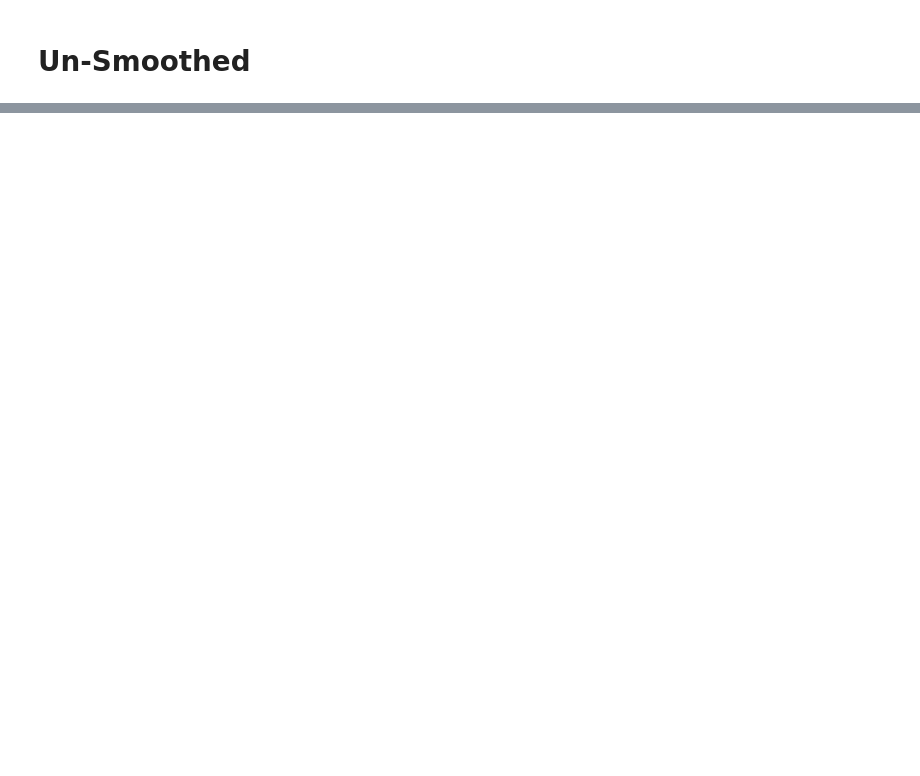
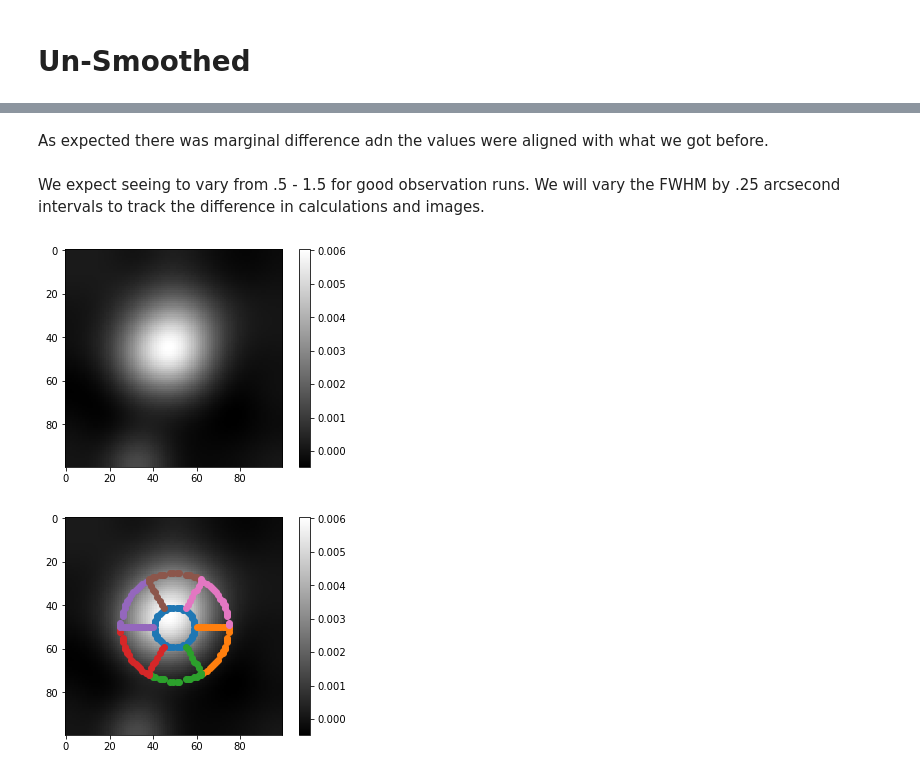
Before and after one commit to richardpan38/FOBOS, a Jupyter notebook: doc/Smoothing-Check.ipynb, the cells around one changed output, grey strips where cells are left out. Drawn from its saved outputs; the diff is of its cells as text; code cells hidden in the pictures; blank space fills up the shorter version.

```diff
--- a/doc/Smoothing-Check.ipynb
+++ b/doc/Smoothing-Check.ipynb
@@ -111,0 +77,6 @@ Since COSMOS ACS Field was taken in the I-Band here is the code to convert the f
+# %%
+gen.target_index = 8
+gen.target_image()
+gen.graph_image(gen.box_image)
+gen.border_plot()
+gen.overplot_image(gen.box_image)
@@ -111,0 +208,12 @@ Since COSMOS ACS Field was taken in the I-Band here is the code to convert the f
+# %% [markdown]
+As expected there was marginal difference adn the values were aligned with what we got before.
+# %% [markdown]
+We expect seeing to vary from .5 - 1.5 for good observation runs. We will vary the FWHM by .25 arcsecond intervals to track the difference in calculations and images.
+# %%
+FWHM = .75
+gen.smoothing(FWHM)
+gen.graph_image(gen.smoothed_image)
+gen.overplot_image(gen.smoothed_image)
+# %% [output]
+[figure, added]
+[figure, added]
```
Also changed, not shown: parts of 71 cells of this notebook, 3 other files.
